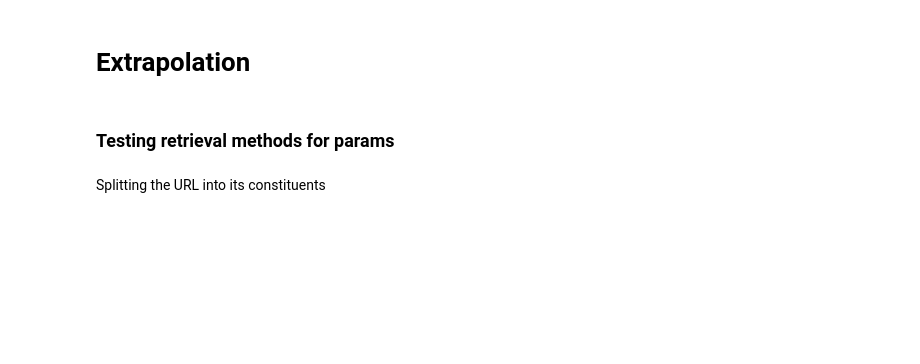
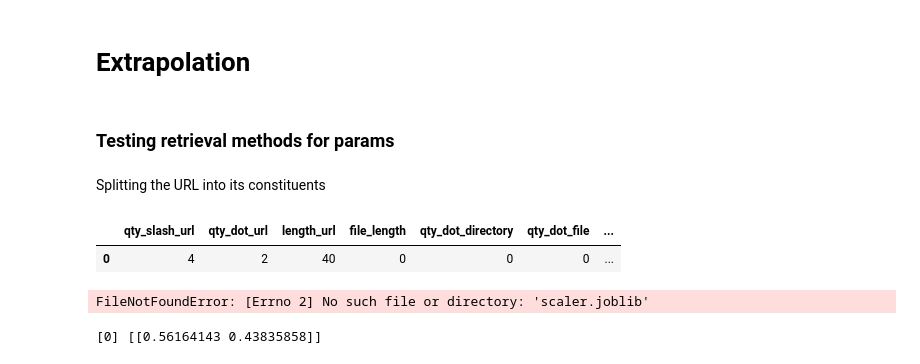
Before and after one commit to ethan-dinh/PhishingML, a Jupyter notebook: Phishing ML.ipynb, the cells around one changed output. Cells and saved outputs as stored; diff of their text form; code cells hidden in the pictures; blank space fills up the shorter version.

```diff
--- a/Phishing ML.ipynb
+++ b/Phishing ML.ipynb
@@ -740,7 +774,7 @@ def calculate_url_attributes(url):
         'qty_dot_url': url.count('.'),
         'length_url': len(url),
         'file_length': len(file) if file != -1 else 0,
-        'directory_length': len(directory) if directory != -1 else 0,
+        'qty_dot_directory': directory.count('.') if directory != -1 else 0,
         'qty_dot_file': file.count('.') if file != -1 and '.' in file else 0,
         'qty_slash_directory': directory.count('/') if directory != -1 else 0,
         'qty_dot_domain': domain.count('.') if domain != -1 else 0,
@@ -778,7 +812,7 @@ def perform_external_lookups(url):
     # Initialize features to handle errors individually
     features['time_domain_activation'] = -1
     features['time_domain_expiration'] = -1
-    features['qty_mx_servers'] = 0
+    features['qty_mx_servers'] = -1
     features['qty_nameservers'] = 0
     features['ttl_hostname'] = -1
     features['asn_ip'] = -1  # Placeholder for ASN lookup
@@ -805,7 +839,7 @@ def perform_external_lookups(url):
         mx_records = dns_resolver.resolve(domain, 'MX')
         features['qty_mx_servers'] = len(mx_records)
     except:
-        pass  # Feature remains -1 if error occurs
+        pass
 
     try:
         ns_records = dns_resolver.resolve(domain, 'NS')
@@ -855,16 +889,20 @@ def retrieveData(URL: str) -> pd.DataFrame:
 
     return df
 # %%
-test = retrieveData("https://www.google.com/url?sa=t&rct=j&q=&esrc=s&source=web&cd=&cad=rja&uact=8&ved=2ahUKEwiIiNLRkOKEAxVGzDgGHRvVB9AQFnoECBEQAQ&url=https%3A%2F%2Fdasoulmedia.com%2F&usg=AOvVaw222pz_A93K0EQCDZVudy9f&opi=89978449")
+test = retrieveData("https://blogs.uoregon.edu/3minutethesis/")
+
+display(test)
 
 # reorder the columns based on HSIC_feats
 test = test[HSIC_feats]
 
 # Scale the test data
 scaler = load('scaler.joblib')
 test_scaled = scaler.transform(test)
-
-test
+# %% [output]
+|  | qty_slash_url | qty_dot_url | length_url | file_length | qty_dot_directory | qty_dot_file | ... |
+| 0 | 4 | 2 | 40 | 0 | 0 | 0 | ... |
+FileNotFoundError: [Errno 2] No such file or directory: 'scaler.joblib'
 # %%
 # Load the model from disk
 loaded_model = load('averaging_model.joblib')
@@ -876,3 +914,5 @@ predictions = loaded_model.predict(test_scaled)
 probability_predictions = loaded_model.predict_proba(test_scaled)
 
 print(predictions, probability_predictions)
+# %% [output]
+[0] [[0.56164143 0.43835858]]
```
Also changed, not shown: parts of 12 cells of this notebook, 11 other files.
